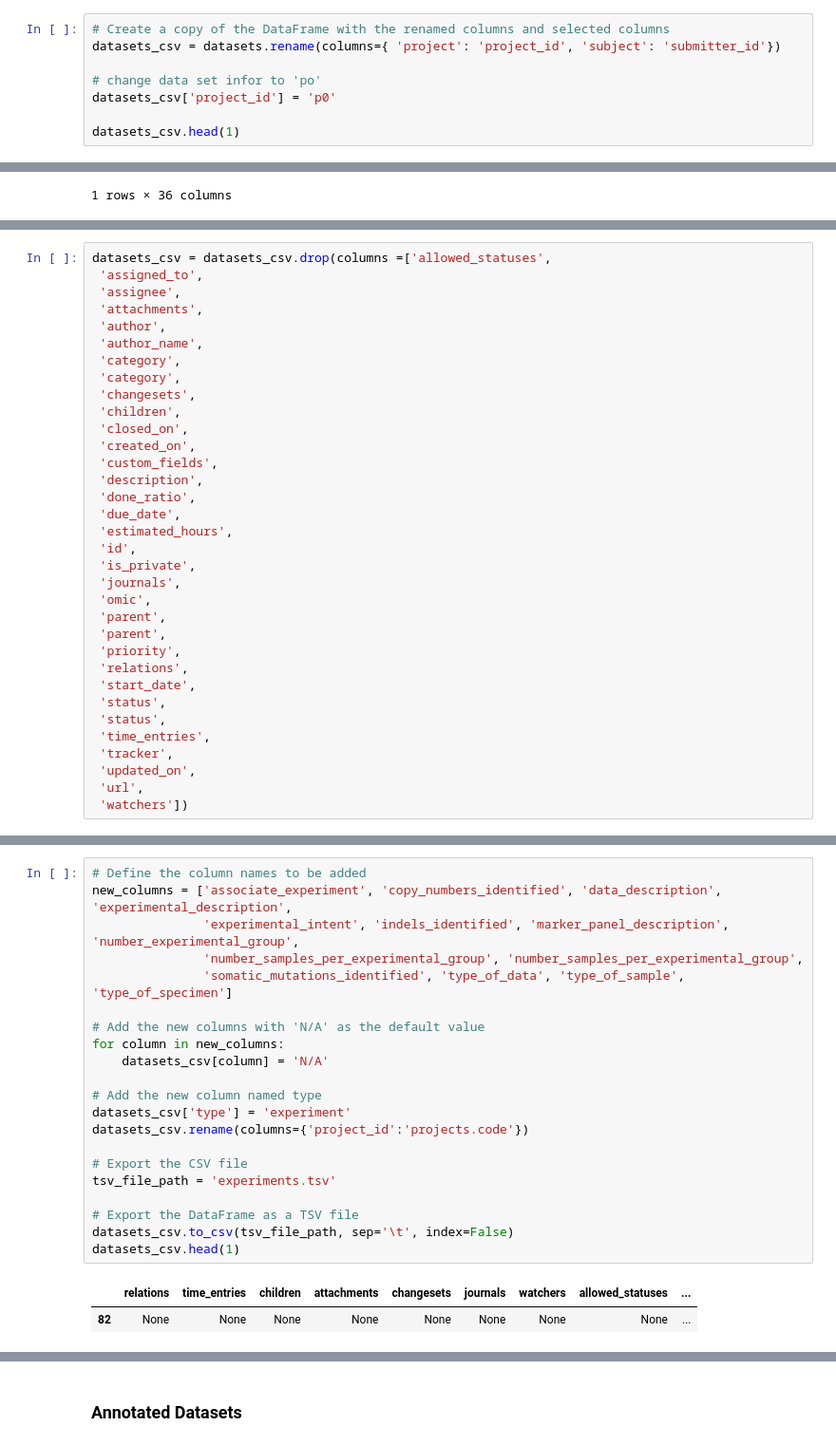
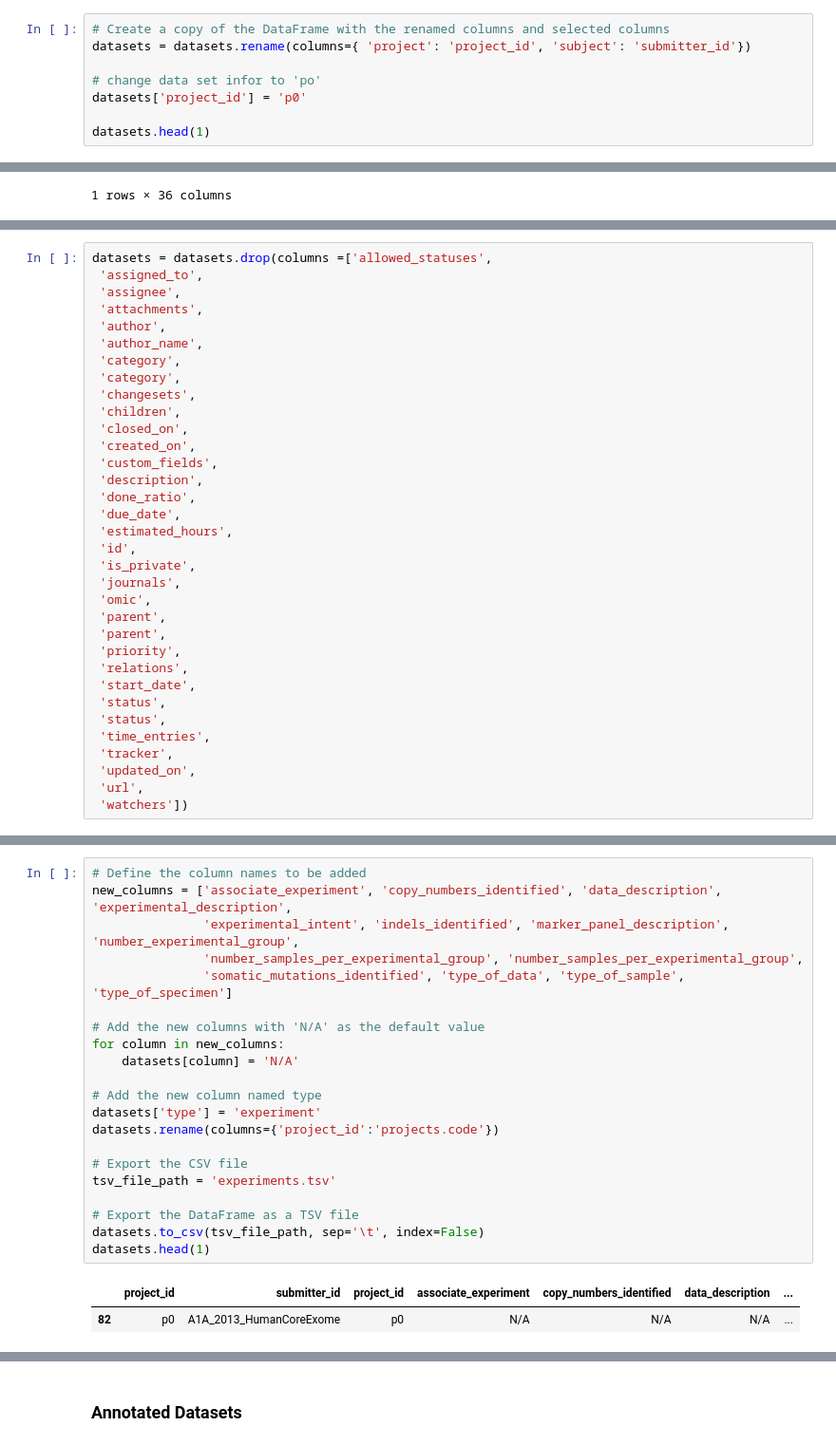
Before and after one commit to Jaclyn922/Data-Scientist-Co-op-in-Brigham-and-Women-s-Hospital, a Jupyter notebook: notebook/study-overview.ipynb, the cells around one changed output, grey strips where cells are left out. Shown at 95% size. Saved outputs shown, nothing was run; the diff lists cells and outputs as text.

```diff
--- a/notebook/study-overview.ipynb
+++ b/notebook/study-overview.ipynb
@@ -501,12 +499,12 @@ sorted(datasets.columns)
  'watchers']
 # %%
 # Create a copy of the DataFrame with the renamed columns and selected columns
-datasets_csv = datasets.rename(columns={ 'project': 'project_id', 'subject': 'submitter_id'})
+datasets = datasets.rename(columns={ 'project': 'project_id', 'subject': 'submitter_id'})
 
 # change data set infor to 'po'
-datasets_csv['project_id'] = 'p0'
+datasets['project_id'] = 'p0'
 
-datasets_csv.head(1)
+datasets.head(1)
 # %% [output]
 |  | relations | time_entries | children | attachments | changesets | journals | watchers | allowed_statuses | ... |
 | 82 | None | None | None | None | None | None | None | None | ... |
@@ -532,7 +530,7 @@ sorted(datasets_csv.columns)
  'url',
  'watchers']
 # %%
-datasets_csv = datasets_csv.drop(columns =['allowed_statuses',
+datasets = datasets.drop(columns =['allowed_statuses',
  'assigned_to',
  'assignee',
  'attachments',
@@ -586,24 +582,24 @@ datasets_csv
 # %%
 # Define the column names to be added
 new_columns = ['associate_experiment', 'copy_numbers_identified', 'data_description', 'experimental_description',
                'experimental_intent', 'indels_identified', 'marker_panel_description', 'number_experimental_group',
                'number_samples_per_experimental_group', 'number_samples_per_experimental_group',
                'somatic_mutations_identified', 'type_of_data', 'type_of_sample', 'type_of_specimen']
 
 # Add the new columns with 'N/A' as the default value
 for column in new_columns:
-    datasets_csv[column] = 'N/A'
+    datasets[column] = 'N/A'
 
 # Add the new column named type
-datasets_csv['type'] = 'experiment'
-datasets_csv.rename(columns={'project_id':'projects.code'})
+datasets['type'] = 'experiment'
+datasets.rename(columns={'project_id':'projects.code'})
 
 # Export the CSV file
 tsv_file_path = 'experiments.tsv'
 
 # Export the DataFrame as a TSV file
-datasets_csv.to_csv(tsv_file_path, sep='\t', index=False)
-datasets_csv.head(1)
+datasets.to_csv(tsv_file_path, sep='\t', index=False)
+datasets.head(1)
 # %% [output]
-|  | relations | time_entries | children | attachments | changesets | journals | watchers | allowed_statuses | ... |
-| 82 | None | None | None | None | None | None | None | None | ... |
+|  | project_id | submitter_id | project_id | associate_experiment | copy_numbers_identified | data_description | ... |
+| 82 | p0 | A1A_2013_HumanCoreExome | p0 | N/A | N/A | N/A | ... |
```
Also changed, not shown: parts of 8 cells of this notebook, 2 other files.
